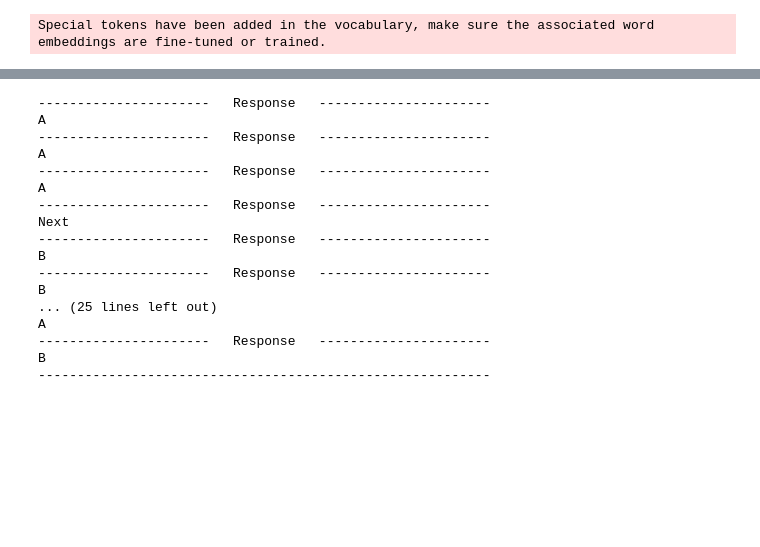
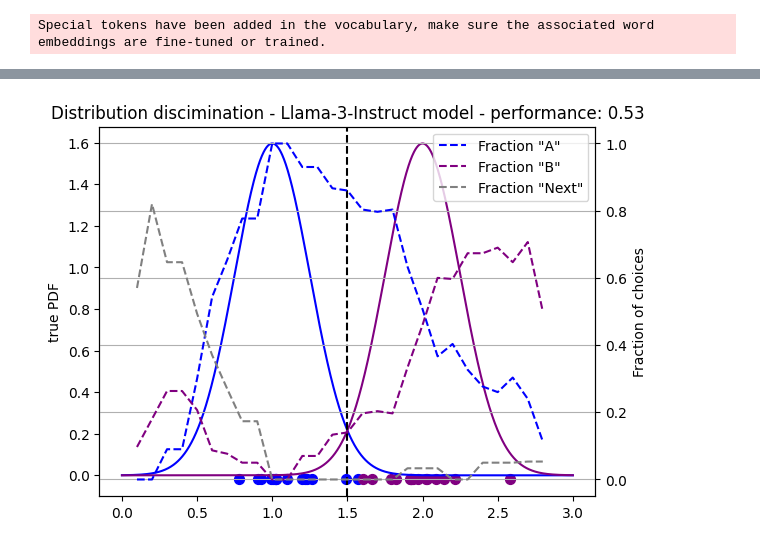
Before and after one commit to gmatteuc/PsychoLlama, a Jupyter notebook: llama_3_instruct_hugging_face_experiment.ipynb, the cells around one changed output, grey strips where cells are left out. Saved outputs shown, nothing was run; the diff lists cells and outputs as text; code cells hidden in the pictures; blank space fills up the shorter version.

Commit message:
First experiment completed

```diff
--- a/llama_3_instruct_hugging_face_experiment.ipynb
+++ b/llama_3_instruct_hugging_face_experiment.ipynb
@@ -75,7 +78,7 @@ text_generator = pipeline(
     model=model,            # set the model
     tokenizer=tokenizer,    # set the tokenizer
     max_new_tokens=256,     # set the maximum number of tokens to generate
-    temperature=1.8,        # set the temperature for sampling
+    temperature=0.5,        # set the temperature for sampling
     do_sample=True,         # set to sample from the distribution
     top_p=0.9               # set the top_p value for nucleus sampling
 )
@@ -237,24 +274,49 @@ batched_clean_responses=get_clean_response(batched_completions)
-# %%
-# print the cleaned responses
-for batched_clean_response in batched_clean_responses:
-    print("----------------------   Response   ----------------------")
-    print_response(batched_clean_response)
-print("----------------------------------------------------------")
-# %% [output]
-----------------------   Response   ----------------------
-A
-----------------------   Response   ----------------------
-A
-----------------------   Response   ----------------------
-A
-----------------------   Response   ----------------------
-Next
-----------------------   Response   ----------------------
-B
-----------------------   Response   ----------------------
-B
-... (25 lines left out)
-A
-----------------------   Response   ----------------------
-B
-----------------------------------------------------------
+# %%
+# convert the response fractions to numpy array
+response_fractions_matrix = np.array(response_fractions)
+# convert the testing samples to numpy array
+testing_samples_vector = np.array(testing_samples)
+
+# set number of rows
+num_rows=response_fractions_matrix.shape[0]
+# calculate the middle index
+half_rows = num_rows // 2
+# initialize a matrix of zeros with the same shape as the input
+ideal_matrix = np.zeros((num_rows, 3))
+# set the first half to [1, 0, 0]
+ideal_matrix[:half_rows] = [1, 0, 0]
+# Set the second half to [0, 1, 0]
+ideal_matrix[half_rows:] = [0, 1, 0]
+# compute performance metrics (fraction of correct responses)
+performance = (response_fractions_matrix * ideal_matrix).sum(axis=1)
+# compute the average performance
+average_performance = performance.mean()
+
+# generating points for the Gaussian curves
+x = np.linspace(0, 3, 1000)
+gaussian_A = (1 / (dist_A['std'] * np.sqrt(2 * np.pi))) * np.exp(-0.5 * ((x - dist_A['mean']) / dist_A['std'])**2)
+gaussian_B = (1 / (dist_B['std'] * np.sqrt(2 * np.pi))) * np.exp(-0.5 * ((x - dist_B['mean']) / dist_B['std'])**2)
+# plotting the Gaussian curves
+plt.plot(x, gaussian_A, label='Gaussian A', color='blue')
+plt.plot(x, gaussian_B, label='Gaussian B', color='purple')
+# plotting the samples
+plt.scatter(samples_A, np.zeros_like(samples_A) - 0.02, color='blue', s=50, label='Samples A')
+plt.scatter(samples_B, np.zeros_like(samples_B) - 0.02, color='purple', s=50, label='Samples B')
+# plot dashed vertical line for ideal boundary
+plt.axvline(x=1.5, color='black', linestyle='dashed')
+plt.ylabel('true PDF')
+# plotting the response fractions on another y-axis with dashed lines
+plt.twinx()
+plt.plot(testing_samples_vector, smooth_vector(response_fractions_matrix[:, 0]), label='Fraction "A"', color='blue', linestyle='dashed')
+plt.plot(testing_samples_vector, smooth_vector(response_fractions_matrix[:, 1]), label='Fraction "B"', color='purple', linestyle='dashed')
+plt.plot(testing_samples_vector, smooth_vector(response_fractions_matrix[:, 2]), label='Fraction "Next"', color='gray', linestyle='dashed')
+# adding labels and title
+plt.xlabel('Value')
+plt.ylabel('Fraction of choices')
+plt.title('Distribution discimination - Llama-3-Instruct model - performance: {:.2f}'.format(average_performance))
+plt.legend()
+plt.grid(True)
+# Show the plot
+plt.show()
+# %% [output]
+[figure, added]
```
Also changed, not shown: parts of 8 cells of this notebook, 3 other files.
